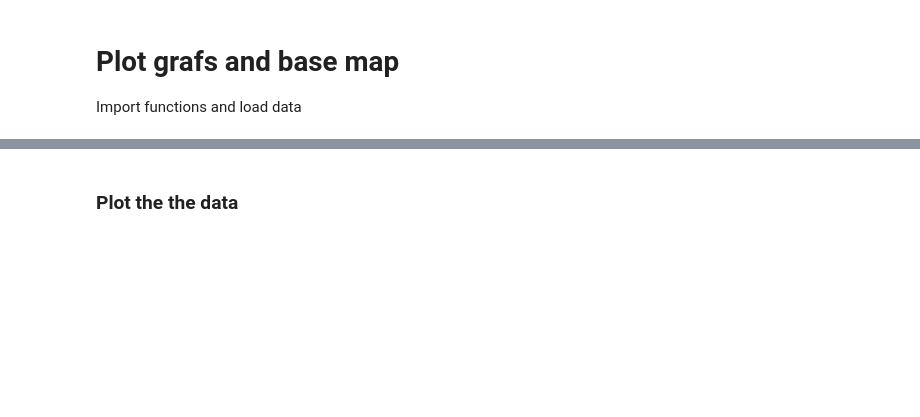
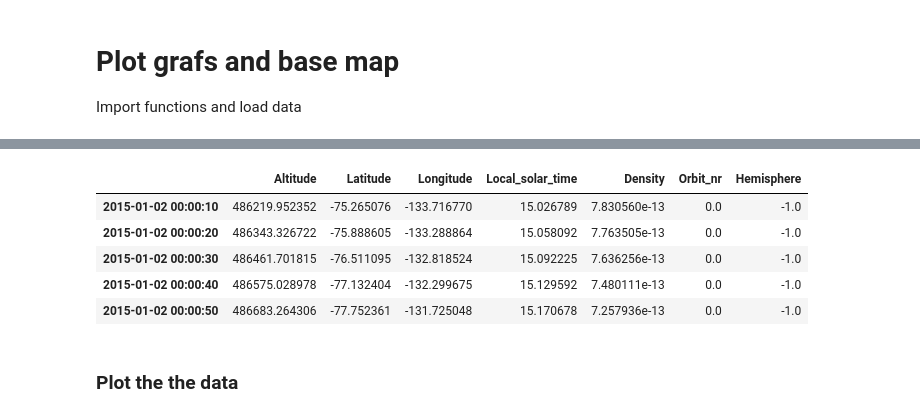
Before and after one commit to lupemba/bachelor, a Jupyter notebook: Plot_data.ipynb, the cells around one changed output, grey strips where cells are left out. Drawn from its saved outputs; the diff is of its cells as text; code cells hidden in the pictures; blank space fills up the shorter version.

```diff
--- a/Plot_data.ipynb
+++ b/Plot_data.ipynb
@@ -16,3 +25,12 @@ Half_orbit = pd.read_pickle('/home/simon/Desktop/Bachelor_project/data/pkl_files
+# %%
+DNS.head()
+# %% [output]
+|  | Altitude | Latitude | Longitude | Local_solar_time | Density | Orbit_nr | Hemisphere |
+| 2015-01-02 00:00:10 | 486219.952352 | -75.265076 | -133.716770 | 15.026789 | 7.830560e-13 | 0.0 | -1.0 |
+| 2015-01-02 00:00:20 | 486343.326722 | -75.888605 | -133.288864 | 15.058092 | 7.763505e-13 | 0.0 | -1.0 |
+| 2015-01-02 00:00:30 | 486461.701815 | -76.511095 | -132.818524 | 15.092225 | 7.636256e-13 | 0.0 | -1.0 |
+| 2015-01-02 00:00:40 | 486575.028978 | -77.132404 | -132.299675 | 15.129592 | 7.480111e-13 | 0.0 | -1.0 |
+| 2015-01-02 00:00:50 | 486683.264306 | -77.752361 | -131.725048 | 15.170678 | 7.257936e-13 | 0.0 | -1.0 |
 # %% [markdown]
 ### Plot the the data
 # %%
```
Also changed, not shown: parts of 1 cell of this notebook, 9 other files.
